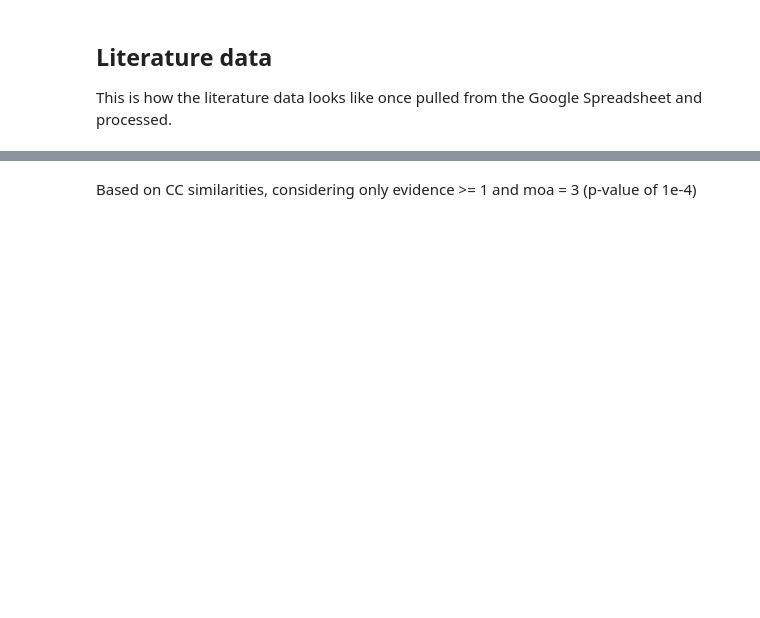
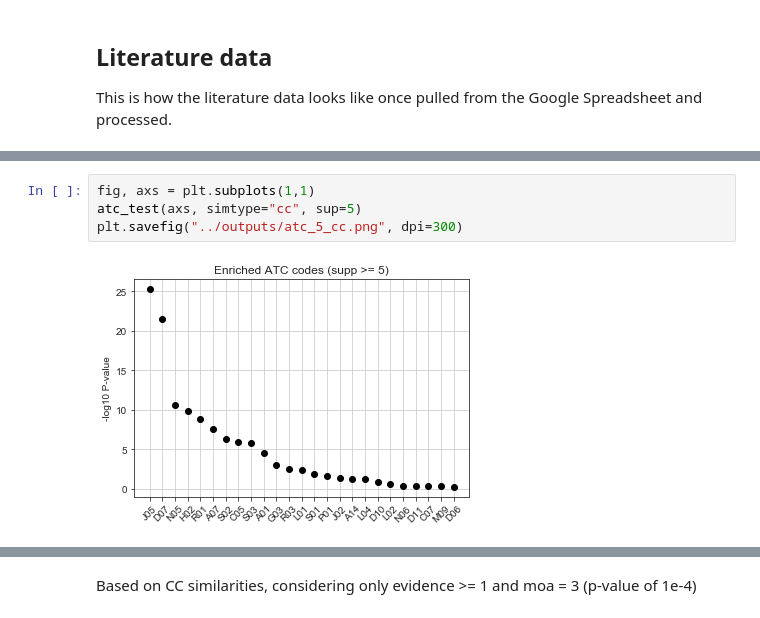
Before and after one commit to sbnb-irb/covid19, a Jupyter notebook: notebooks/explore.ipynb, the cells around one changed output, grey strips where cells are left out. Drawn from its saved outputs; the diff is of its cells as text; blank space fills up the shorter version.

```diff
--- a/notebooks/explore.ipynb
+++ b/notebooks/explore.ipynb
@@ -108,0 +397,6 @@ Based on FP similarity, considering *all* candidates and *all* moas, and focusin
+# %%
+fig, axs = plt.subplots(1,1)
+atc_test(axs, simtype="cc", sup=5)
+plt.savefig("../outputs/atc_5_cc.png", dpi=300)
+# %% [output]
+[figure, added]
```
Also changed, not shown: parts of 75 cells of this notebook, 7 other files.
